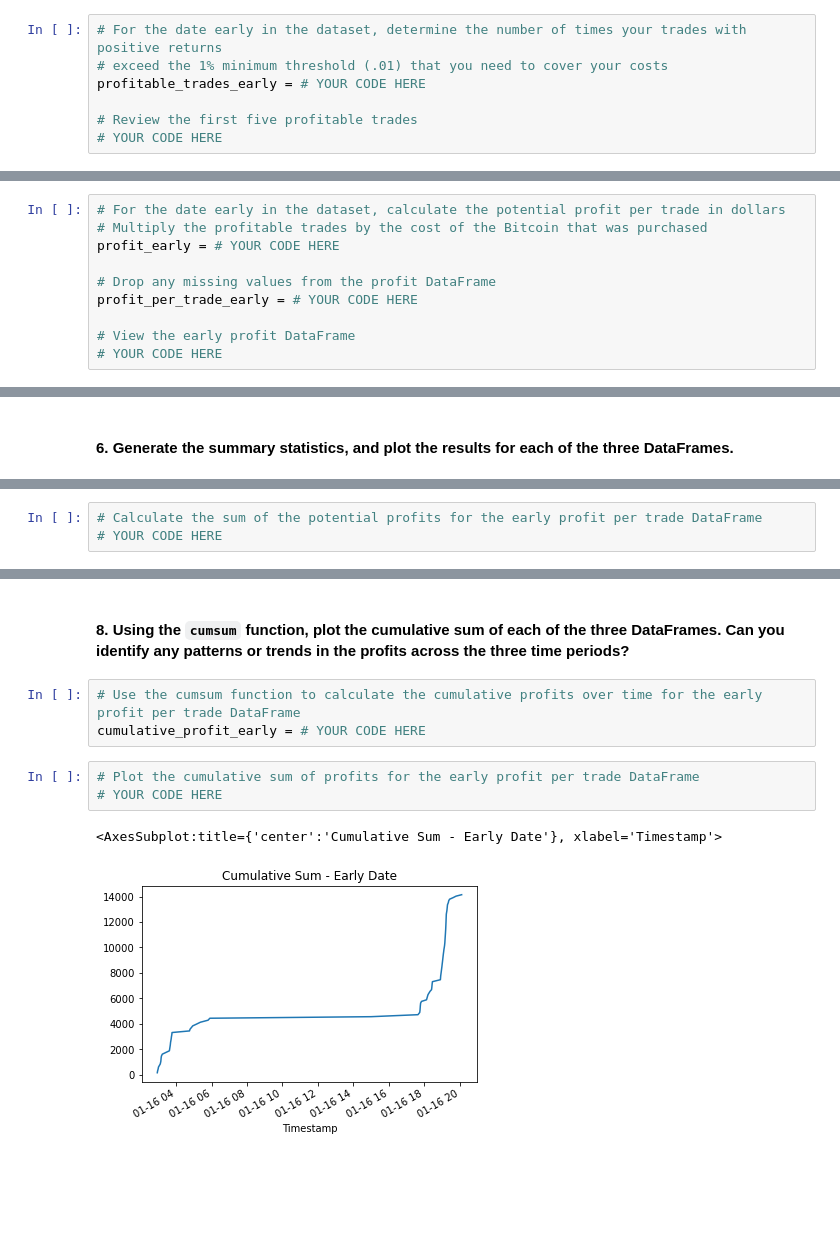
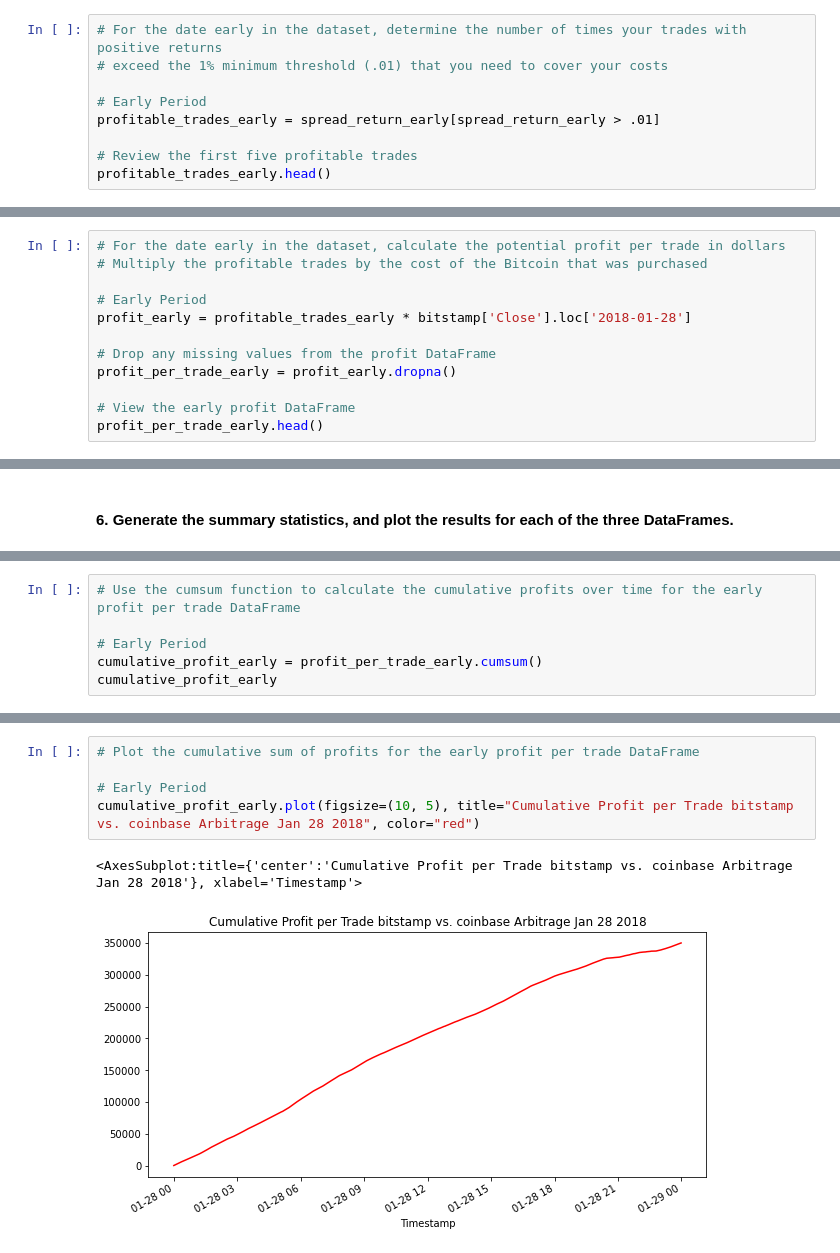
Before and after one commit to jgrichardson/crypto_arbitrage, a Jupyter notebook: crypto_arbitrage.ipynb, the cells around one changed output, grey strips where cells are left out. Drawn from its saved outputs; the diff is of its cells as text; blank space fills up the shorter version.

Commit message:
Analyze and plot arbitrage results

```diff
--- a/crypto_arbitrage.ipynb
+++ b/crypto_arbitrage.ipynb
@@ -511,9 +450,11 @@ Name: Close, dtype: float64
 # %%
 # For the date early in the dataset, determine the number of times your trades with positive returns
 # exceed the 1% minimum threshold (.01) that you need to cover your costs
-profitable_trades_early = # YOUR CODE HERE
+
+# Early Period
+profitable_trades_early = spread_return_early[spread_return_early > .01]
 
 # Review the first five profitable trades
-# YOUR CODE HERE
+profitable_trades_early.head()
 # %% [output]
 Timestamp
@@ -544,12 +529,14 @@ Name: Close, dtype: float64
 # %%
 # For the date early in the dataset, calculate the potential profit per trade in dollars
 # Multiply the profitable trades by the cost of the Bitcoin that was purchased
-profit_early = # YOUR CODE HERE
+
+# Early Period
+profit_early = profitable_trades_early * bitstamp['Close'].loc['2018-01-28']
 
 # Drop any missing values from the profit DataFrame
-profit_per_trade_early = # YOUR CODE HERE
+profit_per_trade_early = profit_early.dropna()
 
 # View the early profit DataFrame
-# YOUR CODE HERE
+profit_per_trade_early.head()
 # %% [output]
 Timestamp
@@ -591,4 +651,7 @@ Name: Close, dtype: float64
 # %%
-# Calculate the sum of the potential profits for the early profit per trade DataFrame
-# YOUR CODE HERE
+# Use the cumsum function to calculate the cumulative profits over time for the early profit per trade DataFrame
+
+# Early Period
+cumulative_profit_early = profit_per_trade_early.cumsum()
+cumulative_profit_early
 # %% [output]
@@ -596,14 +671,11 @@ Name: Close, dtype: float64
-# %% [markdown]
-#### 8. Using the `cumsum` function, plot the cumulative sum of each of the three DataFrames. Can you identify any patterns or trends in the profits across the three time periods?
-# %%
-# Use the cumsum function to calculate the cumulative profits over time for the early profit per trade DataFrame
-cumulative_profit_early = # YOUR CODE HERE
 # %%
 # Plot the cumulative sum of profits for the early profit per trade DataFrame
-# YOUR CODE HERE
+
+# Early Period
+cumulative_profit_early.plot(figsize=(10, 5), title="Cumulative Profit per Trade bitstamp vs. coinbase Arbitrage Jan 28 2018", color="red")
 # %% [output]
-<AxesSubplot:title={'center':'Cumulative Sum - Early Date'}, xlabel='Timestamp'>
+<AxesSubplot:title={'center':'Cumulative Profit per Trade bitstamp vs. coinbase Arbitrage Jan 28 2018'}, xlabel='Timestamp'>
-[figure, old version]
+[figure, new version]
 # %% [markdown]
 **Question:** After reviewing the profit information across each date from the different time periods, can you identify any patterns or trends?
 
```
Also changed, not shown: parts of 50 cells of this notebook.
